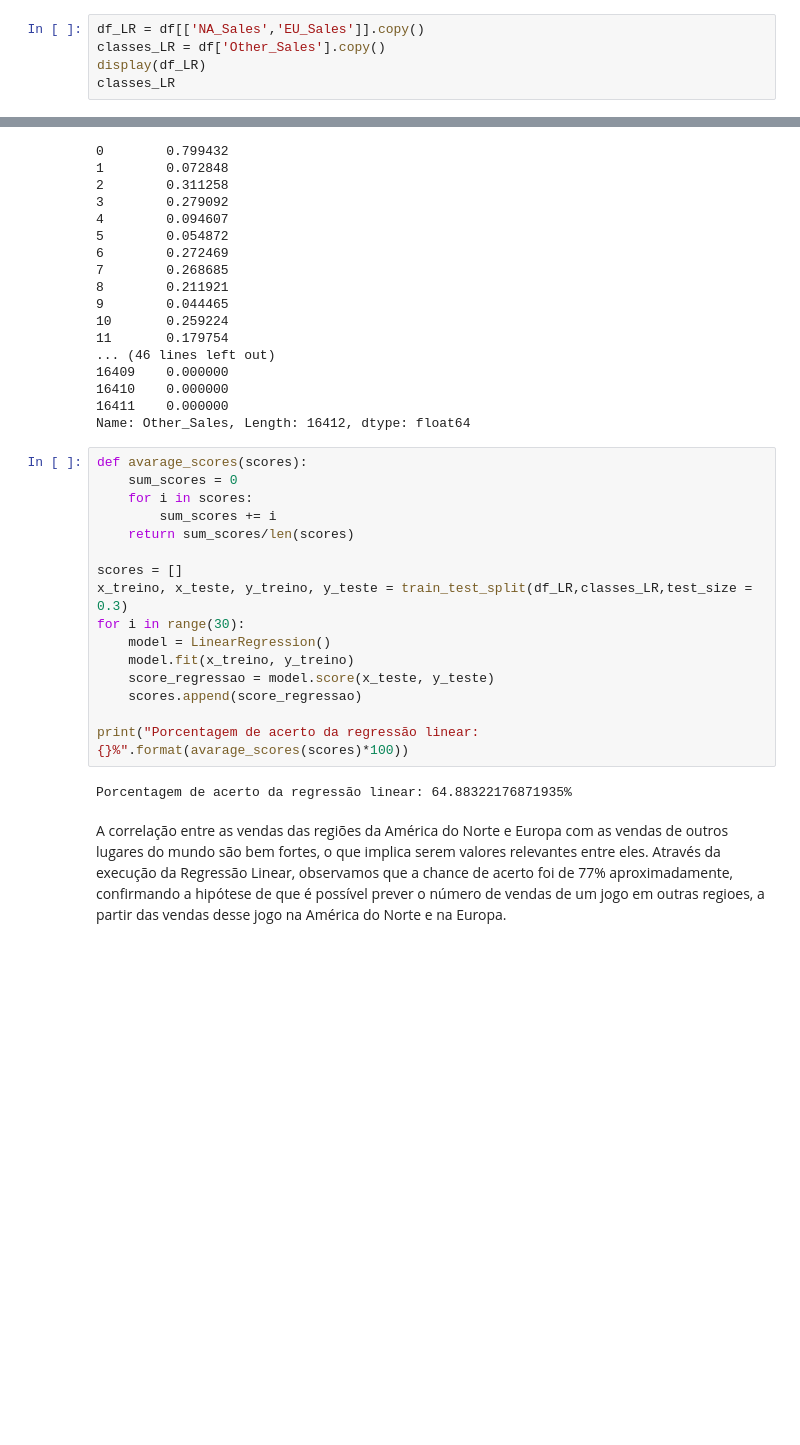
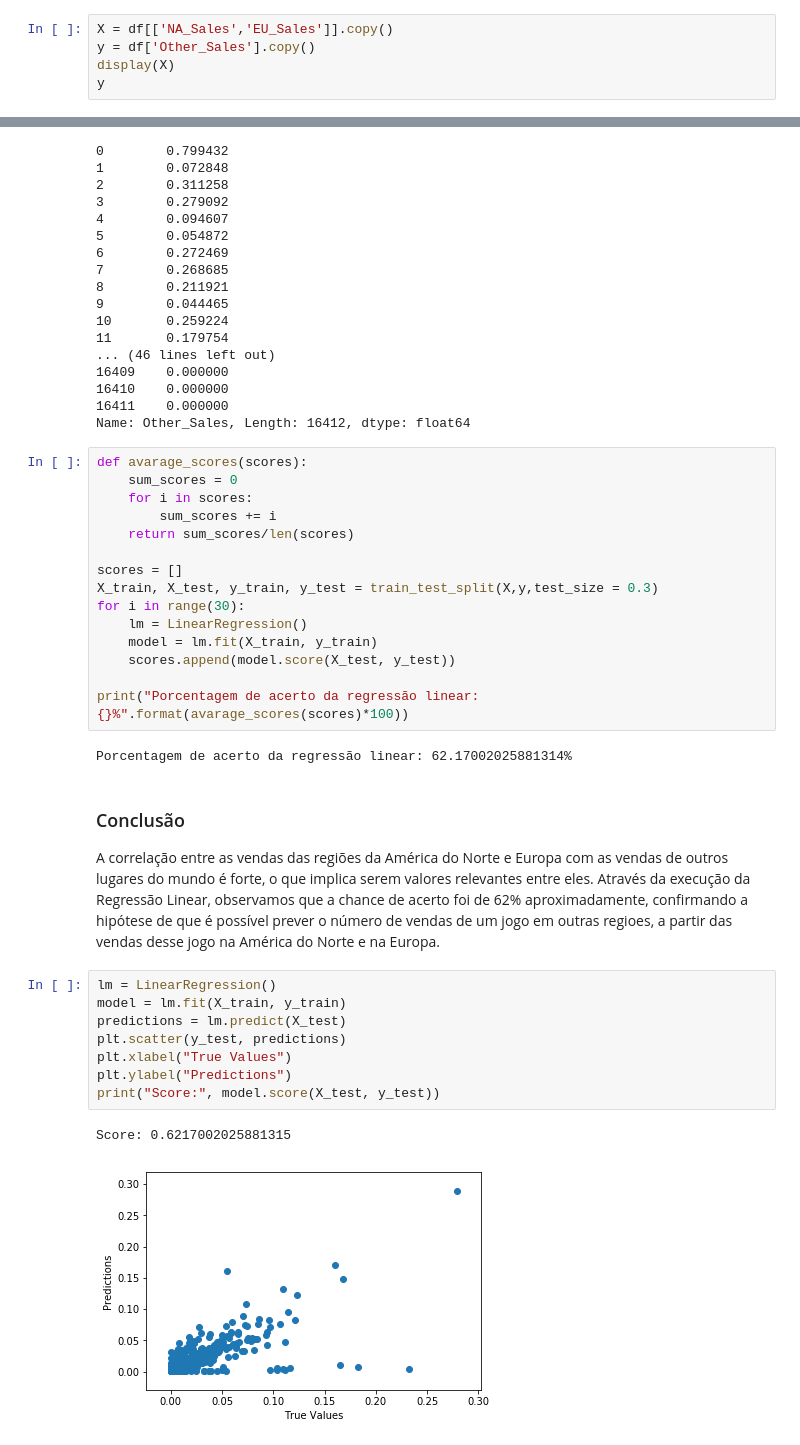
Before and after one commit to matheusraz/DS-Project, a Jupyter notebook: Hipotese3.ipynb, the cells around one changed output, grey strips where cells are left out. Drawn from its saved outputs; the diff is of its cells as text; blank space fills up the shorter version.

```diff
--- a/Hipotese3.ipynb
+++ b/Hipotese3.ipynb
@@ -38,10 +41,10 @@ df
 | 16411 | Winning Post 8 2016 | PSV | 2016 | Simulation | Tecmo Koei | 0.000000 | 0.000000 | 0.000978 | ... |
 16412 rows × 644 columns
 # %%
-df_LR = df[['NA_Sales','EU_Sales']].copy()
-classes_LR = df['Other_Sales'].copy()
-display(df_LR)
-classes_LR
+X = df[['NA_Sales','EU_Sales']].copy()
+y = df['Other_Sales'].copy()
+display(X)
+y
 # %% [output]
 |  | NA_Sales | EU_Sales |
 | 0 | 1.000000 | 1.000000 |
@@ -86,15 +89,27 @@ def avarage_scores(scores):
     return sum_scores/len(scores)
 
 scores = []
-x_treino, x_teste, y_treino, y_teste = train_test_split(df_LR,classes_LR,test_size = 0.3)
+X_train, X_test, y_train, y_test = train_test_split(X,y,test_size = 0.3)
 for i in range(30):
-    model = LinearRegression()
-    model.fit(x_treino, y_treino)
-    score_regressao = model.score(x_teste, y_teste)
-    scores.append(score_regressao)
+    lm = LinearRegression()
+    model = lm.fit(X_train, y_train)
+    scores.append(model.score(X_test, y_test))
 
 print("Porcentagem de acerto da regressão linear: {}%".format(avarage_scores(scores)*100))
 # %% [output]
-Porcentagem de acerto da regressão linear: 64.88322176871935%
+Porcentagem de acerto da regressão linear: 62.17002025881314%
 # %% [markdown]
-A correlação entre as vendas das regiões da América do Norte e Europa com as vendas de outros lugares do mundo são bem fortes, o que implica serem valores relevantes entre eles. Através da execução da Regressão Linear, observamos que a chance de acerto foi de 77% aproximadamente, confirmando a hipótese de que é possível prever o número de vendas de um jogo em outras regioes, a partir das vendas desse jogo na América do Norte e na Europa.
+### Conclusão
+
+A correlação entre as vendas das regiões da América do Norte e Europa com as vendas de outros lugares do mundo é forte, o que implica serem valores relevantes entre eles. Através da execução da Regressão Linear, observamos que a chance de acerto foi de 62% aproximadamente, confirmando a hipótese de que é possível prever o número de vendas de um jogo em outras regioes, a partir das vendas desse jogo na América do Norte e na Europa.
+# %%
+lm = LinearRegression()
+model = lm.fit(X_train, y_train)
+predictions = lm.predict(X_test)
+plt.scatter(y_test, predictions)
+plt.xlabel("True Values")
+plt.ylabel("Predictions")
+print("Score:", model.score(X_test, y_test))
+# %% [output]
+Score: 0.6217002025881315
+[figure, added]
```
Also changed, not shown: parts of 4 cells of this notebook, 1 other file.
